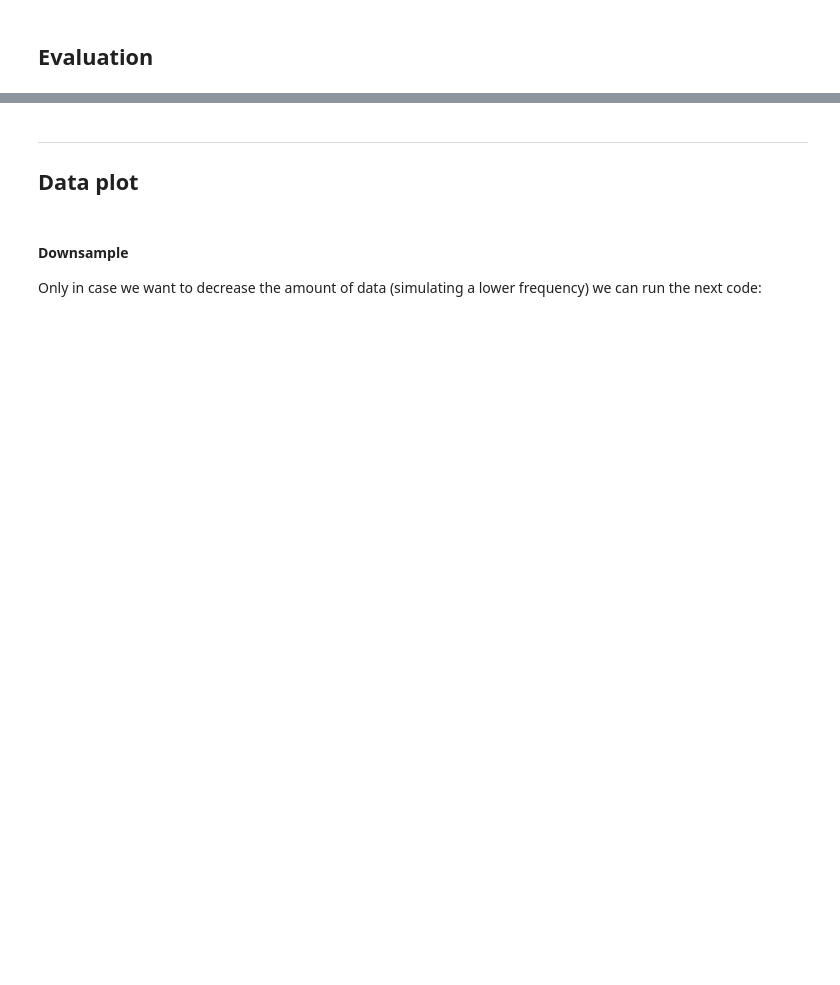
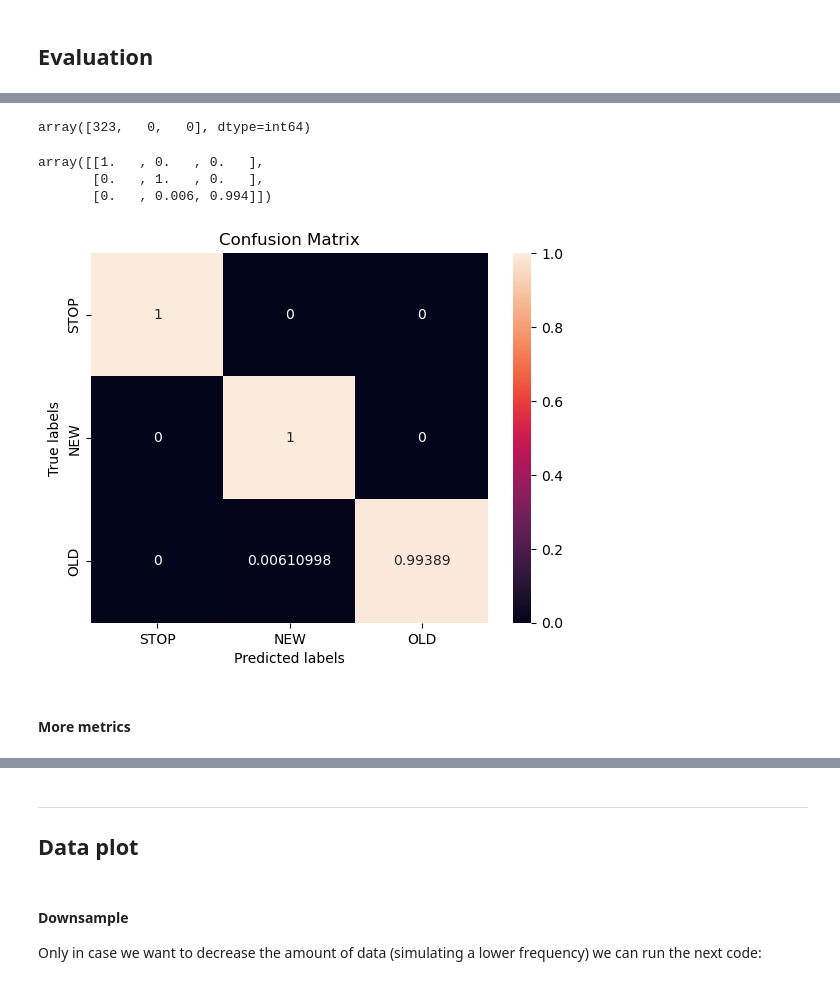
Before and after one commit to juamonsan/STEVAL-MKSBOX1V1_Dataset_creator, a Jupyter notebook: 3-Neural_Network_training(multi).ipynb, the cells around one changed output, grey strips where cells are left out. Drawn from its saved outputs; the diff is of its cells as text; code cells hidden in the pictures; blank space fills up the shorter version.

```diff
--- a/3-Neural_Network_training(multi).ipynb
+++ b/3-Neural_Network_training(multi).ipynb
@@ -325,6 +388,7 @@ with tf.device('/gpu:0'):
 #Model save
 best_model_lstm_name = 'best_model_lstm.h5'
 models_folder = "DATA\\models"
+sensor_folder = "ACCEL"
 sensor_model_folder=os.path.join(models_folder,sensor_folder)
 
 if not os.path.exists(sensor_model_folder):
@@ -340,0 +483,4 @@ pred
+# %%
+model = tf.keras.models.load_model(os.path.join(sensor_model_folder, best_model_lstm_name))
+pred = model.predict(TestDataX)
+pred
@@ -348,19 +518,31 @@ from sklearn.utils import class_weight
 from sklearn.metrics import accuracy_score, precision_score, recall_score, f1_score
 from sklearn.metrics import classification_report
 # %%
-p = sklearn.metrics.confusion_matrix(y_test.argmax(axis=1), y_pred, labels=[0,1,2])
+p = sklearn.metrics.confusion_matrix(TestDataY.argmax(axis=1), y_pred, labels=[0,1,2])
 p
+# %% [output]
+array([323,   0,   0], dtype=int64)
+# %%
+p_norm = sklearn.metrics.confusion_matrix(TestDataY.argmax(axis=1), y_pred, labels=[0,1,2], normalize='true')
+p_norm
+# %% [output]
+array([[1.   , 0.   , 0.   ],
+       [0.   , 1.   , 0.   ],
+       [0.   , 0.006, 0.994]])
 # %%
 import seaborn as sns
 
 T_lables = ['STOP','NEW','OLD']
 
 ax= plt.subplot()
 
-#cm = confusion_matrix(np.asarray(y_test).argmax(axis=1), np.asarray(y_pred))
-sns.heatmap(p, annot=True, fmt='g', ax=ax);  #annot=True to annotate cells, ftm='g' to disable scientific notation
+sns.heatmap(p_norm, annot=True, fmt='g', ax=ax);  #annot=True to annotate cells, ftm='g' to disable scientific notation
 
 # labels, title and ticks
 ax.set_xlabel('Predicted labels');ax.set_ylabel('True labels');
 ax.set_title('Confusion Matrix');
 ax.xaxis.set_ticklabels(T_lables); ax.yaxis.set_ticklabels(T_lables);
+# %% [output]
+[figure, added]
+# %% [markdown]
+#### More metrics
```
Also changed, not shown: parts of 19 cells of this notebook, 1 other file.
